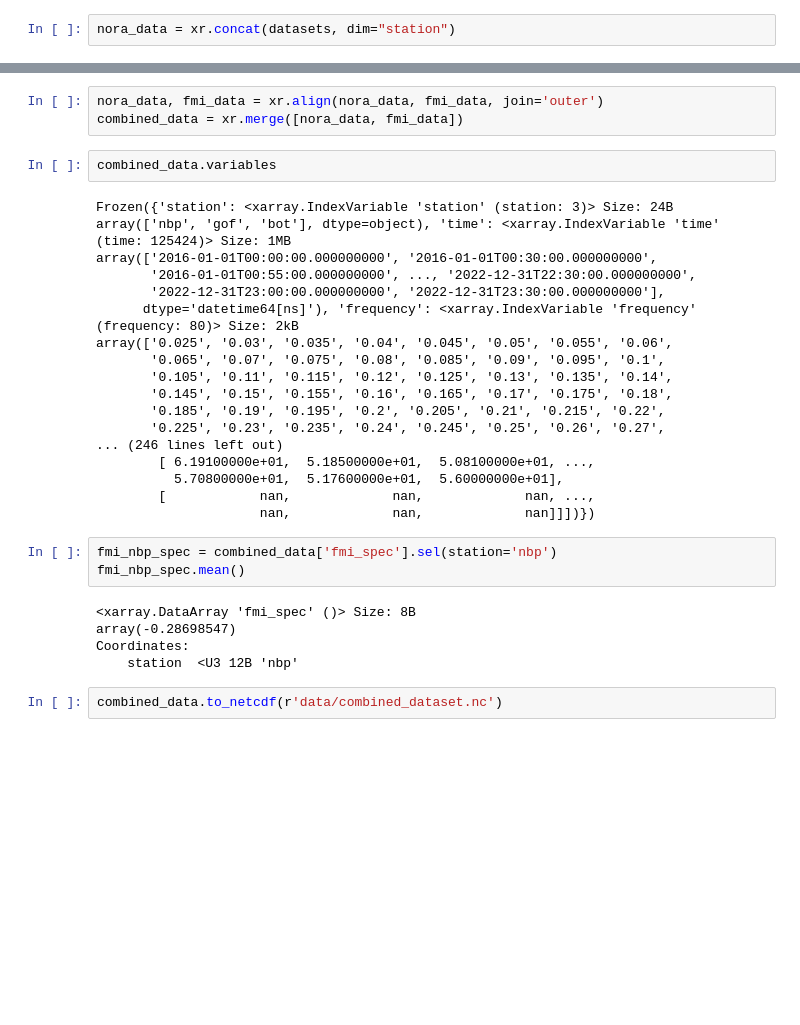
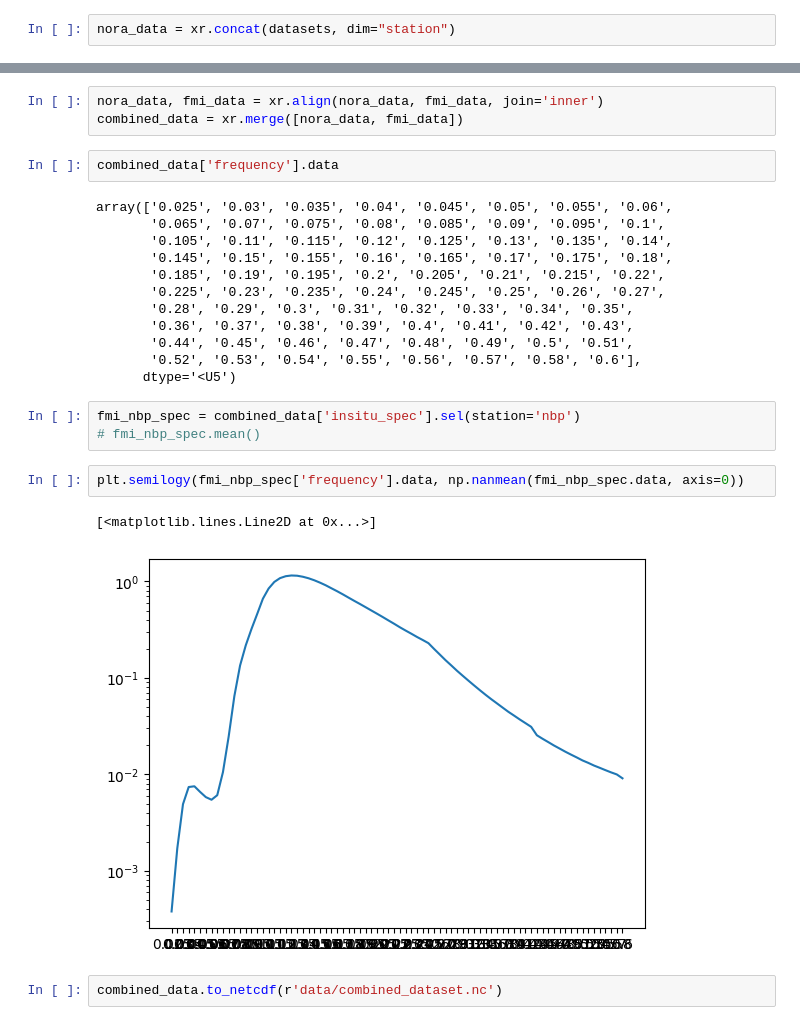
Before and after one commit to sander-rikka/eagData, a Jupyter notebook: merge_nora_fmi.ipynb, the cells around one changed output, grey strips where cells are left out. Saved outputs shown, nothing was run; the diff lists cells and outputs as text; blank space fills up the shorter version.

```diff
--- a/merge_nora_fmi.ipynb
+++ b/merge_nora_fmi.ipynb
@@ -222,33 +233,27 @@ nbp_spec[100].plot()
 # %%
-nora_data, fmi_data = xr.align(nora_data, fmi_data, join='outer')
+nora_data, fmi_data = xr.align(nora_data, fmi_data, join='inner')
 combined_data = xr.merge([nora_data, fmi_data])
 # %%
-combined_data.variables
+combined_data['frequency'].data
 # %% [output]
-Frozen({'station': <xarray.IndexVariable 'station' (station: 3)> Size: 24B
-array(['nbp', 'gof', 'bot'], dtype=object), 'time': <xarray.IndexVariable 'time' (time: 125424)> Size: 1MB
-array(['2016-01-01T00:00:00.000000000', '2016-01-01T00:30:00.000000000',
-       '2016-01-01T00:55:00.000000000', ..., '2022-12-31T22:30:00.000000000',
-       '2022-12-31T23:00:00.000000000', '2022-12-31T23:30:00.000000000'],
-      dtype='datetime64[ns]'), 'frequency': <xarray.IndexVariable 'frequency' (frequency: 80)> Size: 2kB
 array(['0.025', '0.03', '0.035', '0.04', '0.045', '0.05', '0.055', '0.06',
        '0.065', '0.07', '0.075', '0.08', '0.085', '0.09', '0.095', '0.1',
        '0.105', '0.11', '0.115', '0.12', '0.125', '0.13', '0.135', '0.14',
        '0.145', '0.15', '0.155', '0.16', '0.165', '0.17', '0.175', '0.18',
        '0.185', '0.19', '0.195', '0.2', '0.205', '0.21', '0.215', '0.22',
        '0.225', '0.23', '0.235', '0.24', '0.245', '0.25', '0.26', '0.27',
-... (246 lines left out)
-        [ 6.19100000e+01,  5.18500000e+01,  5.08100000e+01, ...,
-          5.70800000e+01,  5.17600000e+01,  5.60000000e+01],
-        [            nan,             nan,             nan, ...,
-                     nan,             nan,             nan]]])})
+       '0.28', '0.29', '0.3', '0.31', '0.32', '0.33', '0.34', '0.35',
+       '0.36', '0.37', '0.38', '0.39', '0.4', '0.41', '0.42', '0.43',
+       '0.44', '0.45', '0.46', '0.47', '0.48', '0.49', '0.5', '0.51',
+       '0.52', '0.53', '0.54', '0.55', '0.56', '0.57', '0.58', '0.6'],
+      dtype='<U5')
 # %%
-fmi_nbp_spec = combined_data['fmi_spec'].sel(station='nbp')
-fmi_nbp_spec.mean()
+fmi_nbp_spec = combined_data['insitu_spec'].sel(station='nbp')
+# fmi_nbp_spec.mean()
-# %% [output]
-<xarray.DataArray 'fmi_spec' ()> Size: 8B
-array(-0.28698547)
-Coordinates:
-    station  <U3 12B 'nbp'
+# %%
+plt.semilogy(fmi_nbp_spec['frequency'].data, np.nanmean(fmi_nbp_spec.data, axis=0))
+# %% [output]
+[<matplotlib.lines.Line2D at 0x...>]
+[figure, added]
 # %%
 combined_data.to_netcdf(r'data/combined_dataset.nc')
```
Also changed, not shown: parts of 12 cells of this notebook, 8 other files.
